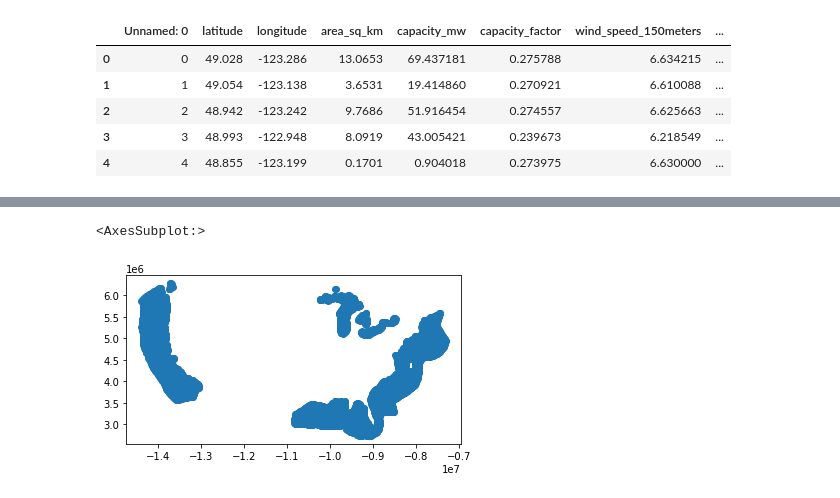
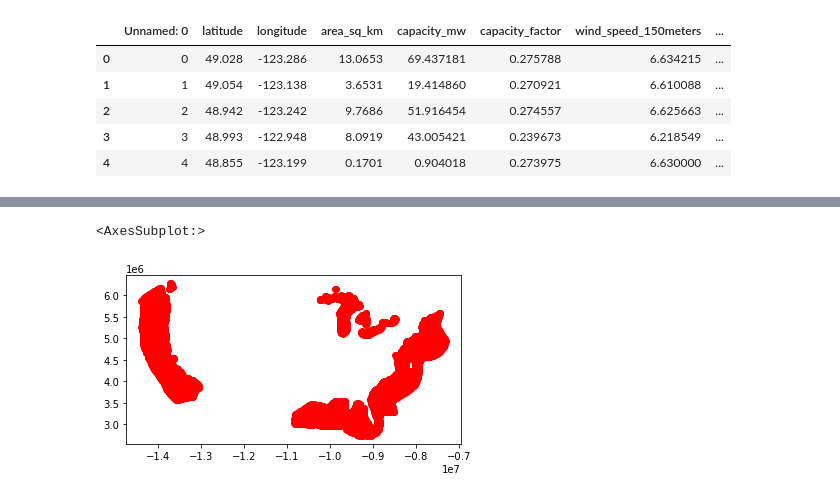
Before and after one commit to thomasmortiz/geospatial, a Jupyter notebook: TexasWindPower.ipynb, the cells around one changed output, grey strips where cells are left out. Saved outputs shown, nothing was run; the diff lists cells and outputs as text; code cells hidden in the pictures.

```diff
--- a/TexasWindPower.ipynb
+++ b/TexasWindPower.ipynb
@@ -134,5 +141,5 @@ geopandas.geodataframe.GeoDataFrame
 # %%
-nrel_open_gdf.plot()
+nrel_open_gdf.plot(color="red")
 # %% [output]
 <AxesSubplot:>
-[figure, old version]
+[figure, new version]
```
Also changed, not shown: parts of 28 cells of this notebook.
